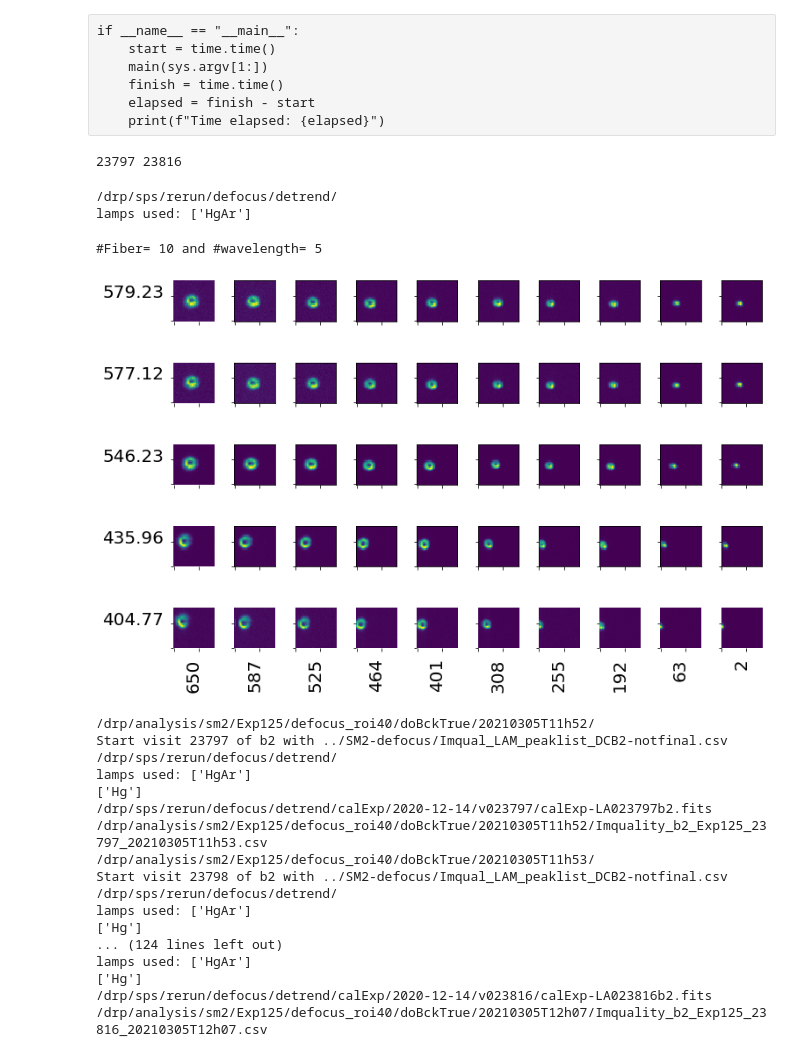
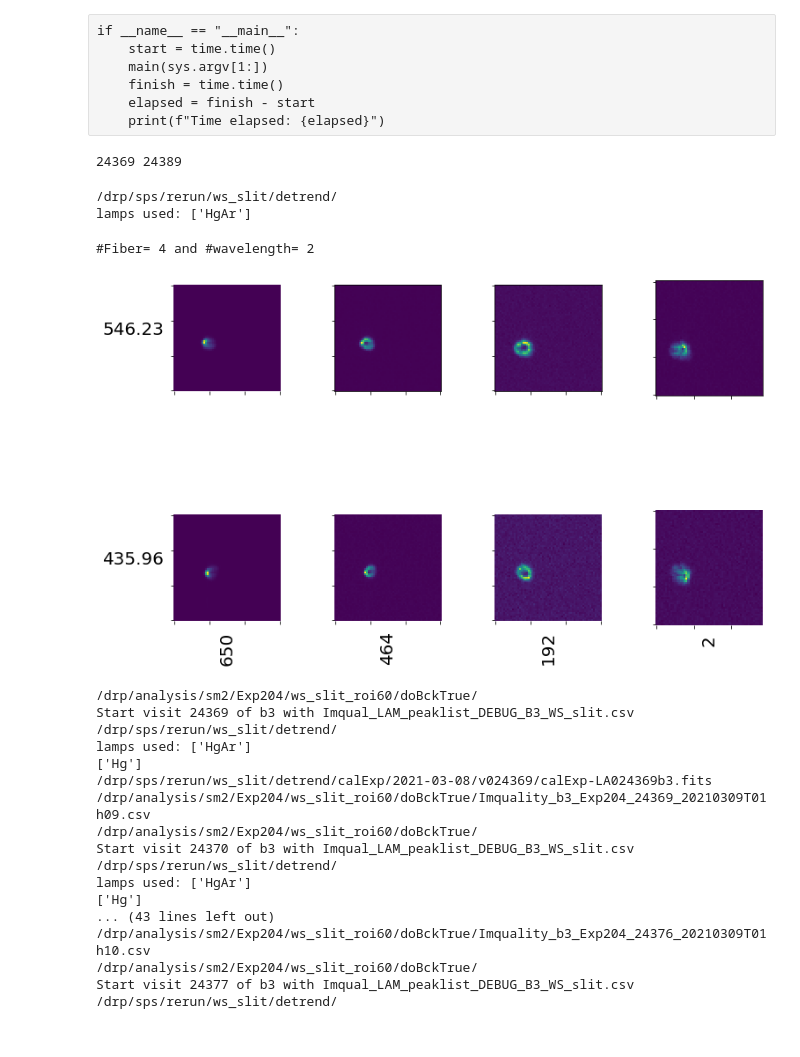
Before and after one commit to Subaru-PFS/dev_sps_analysis, a Jupyter notebook: notebooks/devel/fmadec/ws_slit/WS_slit_GetIMqual2csv.ipynb, the cells around one changed output. Saved outputs shown, nothing was run; the diff lists cells and outputs as text; code cells hidden in the pictures.

```diff
--- a/notebooks/devel/fmadec/ws_slit/WS_slit_GetIMqual2csv.ipynb
+++ b/notebooks/devel/fmadec/ws_slit/WS_slit_GetIMqual2csv.ipynb
@@ -352,9 +366,16 @@ peaklist = "Imqual_LAM_peaklist_DEBUG_R2_Jan2020_WS_slit.csv"
+# %%
+experimentId = 204
+cam = "b3"
+rerun = "ws_slit" #"defocus" #"dcb2"
+
+#peaklist = "Imqual_LAM_peaklist_DEBUG_B2_9peaks_Dec2020.csv"
+peaklist = "Imqual_LAM_peaklist_DEBUG_B3_WS_slit.csv"
 # %%
 visitStart, visitEnd = getVisitRange(experimentId)
 # %%
 print(visitStart, visitEnd)
 # %% [output]
-23797 23816
+24369 24389
 # %%
 drpPath = "/drp"
 repo = "sps"
@@ -376,16 +397,16 @@ peaks = pd.read_csv(peaklist)
 selected_peaks = peaks[peaks.arm == arm]
 selected_peaks = selected_peaks[(selected_peaks.element.str.contains('|'.join(re.findall('[A-Z][^A-Z]*', "".join(lamps)))))]
 # %% [output]
-/drp/sps/rerun/defocus/detrend/
+/drp/sps/rerun/ws_slit/detrend/
 lamps used: ['HgAr']
 # %%
-plotRoiPeak(calExp.image.array, selected_peaks, raw=True, roi_size=40)
+plotRoiPeak(calExp.image.array, selected_peaks, raw=True, roi_size=60)
 # %% [output]
-#Fiber= 10 and #wavelength= 5
+#Fiber= 4 and #wavelength= 2
-[figure, old version]
+[figure, new version]
 # %%
     # define defaut parameters
-    roi_size = 40
+    roi_size = 60
     com = True  # Center Of Mass
     doBck = True
     head = 0
@@ -402,9 +423,11 @@ plotRoiPeak(calExp.image.array, selected_peaks, raw=True, roi_size=40)
 
     for visit in range(visitStart, visitEnd+1):
 
-        now = datetime.now() # current date and time\n",
-        date_time = now.strftime("%Y%m%dT%Hh%M")
-        csvPath = basePath+"Exp"+str(experimentId)+"/"+rerun+"_roi"+str(roi_size)+"/doBck"+str(doBck)+"/"+date_time+"/"
+        #now = datetime.now() # current date and time\n",
+        #date_time = now.strftime("%Y%m%dT%Hh%M")
+        #csvPath = basePath+"Exp"+str(experimentId)+"/"+rerun+"_roi"+str(roi_size)+"/doBck"+str(doBck)+"/"+date_time+"/"
+        csvPath = basePath+"Exp"+str(experimentId)+"/"+rerun+"_roi"+str(roi_size)+"/doBck"+str(doBck)+"/"
+
         print(csvPath)
 
     #    peakPath ="/home/fmadec/dev/ait-notebook/optical/input/"
@@ -446,28 +469,28 @@ plotRoiPeak(calExp.image.array, selected_peaks, raw=True, roi_size=40)
 
         data = VisitImageQualityToCsv(visit, selected_peaks, roi_size,\
                                drpImage=[ calExp.image.array, calexfilePath, visit],\
-                               com=com, doBck=doBck, EE=[5,20], doFit=True, doLSF=False,\
+                               com=com, doBck=doBck, EE=[3,5,20], doFit=True, doLSF=False,\
                                cam=cam, repo=None,rerun=None, cluster=False, doPlot=False,\
                                doSep=False, mask_size=20, threshold= 50, subpix = 5 , maxPeakDist=80,\
                                maxPeakFlux=40000, minPeakFlux=2000,\
                                csv_path = csvPath, experimentId=experimentId, doPrint=verbose)
 # %% [output]
-/drp/analysis/sm2/Exp125/defocus_roi40/doBckTrue/20210305T11h52/
-Start visit 23797 of b2 with ../SM2-defocus/Imqual_LAM_peaklist_DCB2-notfinal.csv
-/drp/sps/rerun/defocus/detrend/
+/drp/analysis/sm2/Exp204/ws_slit_roi60/doBckTrue/
+Start visit 24369 of b3 with Imqual_LAM_peaklist_DEBUG_B3_WS_slit.csv
+/drp/sps/rerun/ws_slit/detrend/
 lamps used: ['HgAr']
 ['Hg']
-/drp/sps/rerun/defocus/detrend/calExp/2020-12-14/v023797/calExp-LA023797b2.fits
-/drp/analysis/sm2/Exp125/defocus_roi40/doBckTrue/20210305T11h52/Imquality_b2_Exp125_23797_20210305T11h53.csv
-/drp/analysis/sm2/Exp125/defocus_roi40/doBckTrue/20210305T11h53/
-Start visit 23798 of b2 with ../SM2-defocus/Imqual_LAM_peaklist_DCB2-notfinal.csv
-/drp/sps/rerun/defocus/detrend/
+/drp/sps/rerun/ws_slit/detrend/calExp/2021-03-08/v024369/calExp-LA024369b3.fits
+/drp/analysis/sm2/Exp204/ws_slit_roi60/doBckTrue/Imquality_b3_Exp204_24369_20210309T01h09.csv
+/drp/analysis/sm2/Exp204/ws_slit_roi60/doBckTrue/
+Start visit 24370 of b3 with Imqual_LAM_peaklist_DEBUG_B3_WS_slit.csv
+/drp/sps/rerun/ws_slit/detrend/
 lamps used: ['HgAr']
 ['Hg']
-... (124 lines left out)
-lamps used: ['HgAr']
-['Hg']
-/drp/sps/rerun/defocus/detrend/calExp/2020-12-14/v023816/calExp-LA023816b2.fits
-/drp/analysis/sm2/Exp125/defocus_roi40/doBckTrue/20210305T12h07/Imquality_b2_Exp125_23816_20210305T12h07.csv
+... (43 lines left out)
+/drp/analysis/sm2/Exp204/ws_slit_roi60/doBckTrue/Imquality_b3_Exp204_24376_20210309T01h10.csv
+/drp/analysis/sm2/Exp204/ws_slit_roi60/doBckTrue/
+Start visit 24377 of b3 with Imqual_LAM_peaklist_DEBUG_B3_WS_slit.csv
+/drp/sps/rerun/ws_slit/detrend/
 # %%
 data.wavelength
```
Also changed, not shown: parts of 3 cells of this notebook, 3 other files.
